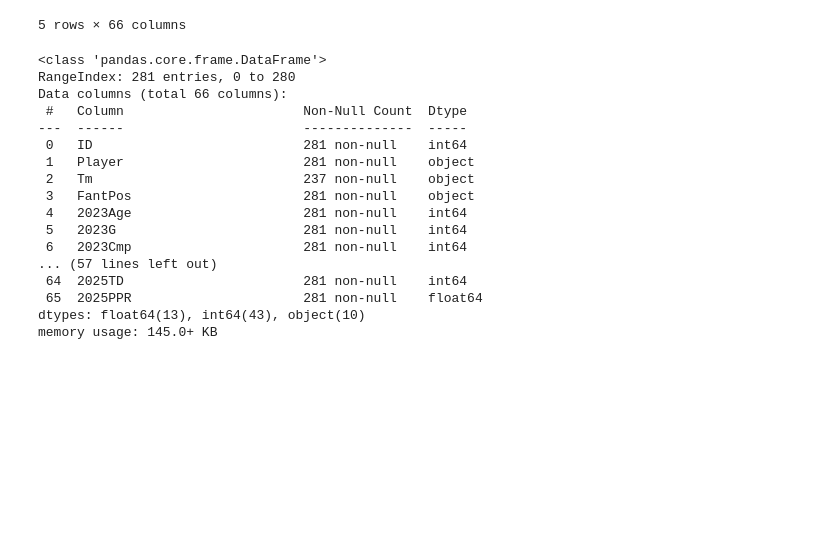
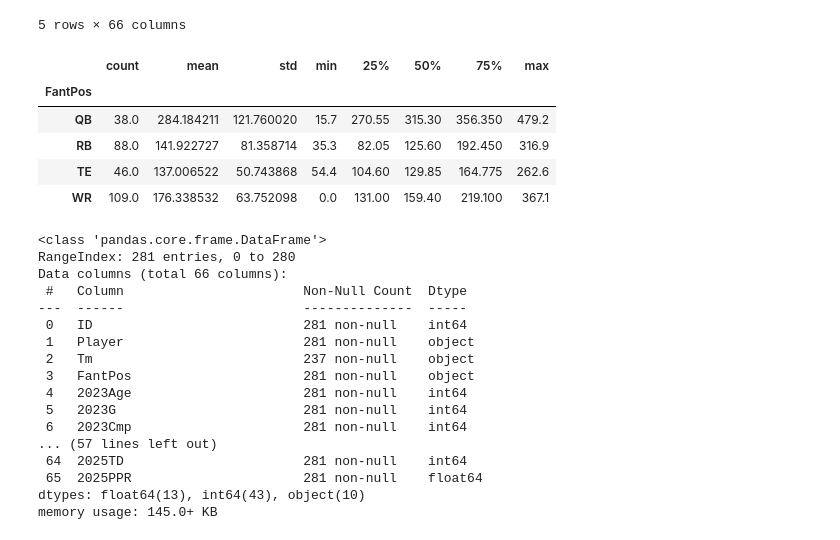
Before and after one commit to MoonData21/FantasyFootball2025Projections, a Jupyter notebook: FantasyFootball3.ipynb, the cells around one changed output. Saved outputs shown, nothing was run; the diff lists cells and outputs as text; code cells hidden in the pictures; blank space fills up the shorter version.

```diff
--- a/FantasyFootball3.ipynb
+++ b/FantasyFootball3.ipynb
@@ -18,6 +18,15 @@ combined_stats.head()
 | 3 | 11 | Joe Burrow | CIN | QB | 27 | 10 | 244 | 365 | 2309 | 15 | ... | ... |
 | 4 | 26 | Baker Mayfield | TAM | QB | 28 | 17 | 364 | 566 | 4044 | 28 | ... | ... |
 5 rows × 66 columns
+# %%
+combined_stats.groupby('FantPos')['2025PPR'].describe()
+# %% [output]
+|  | count | mean | std | min | 25% | 50% | 75% | max |
+| FantPos |  |  |  |  |  |  |  |  |
+| QB | 38.0 | 284.184211 | 121.760020 | 15.7 | 270.55 | 315.30 | 356.350 | 479.2 |
+| RB | 88.0 | 141.922727 | 81.358714 | 35.3 | 82.05 | 125.60 | 192.450 | 316.9 |
+| TE | 46.0 | 137.006522 | 50.743868 | 54.4 | 104.60 | 129.85 | 164.775 | 262.6 |
+| WR | 109.0 | 176.338532 | 63.752098 | 0.0 | 131.00 | 159.40 | 219.100 | 367.1 |
 # %%
 combined_stats.info()
 # %% [output]
```
Also changed, not shown: parts of 6 cells of this notebook.
